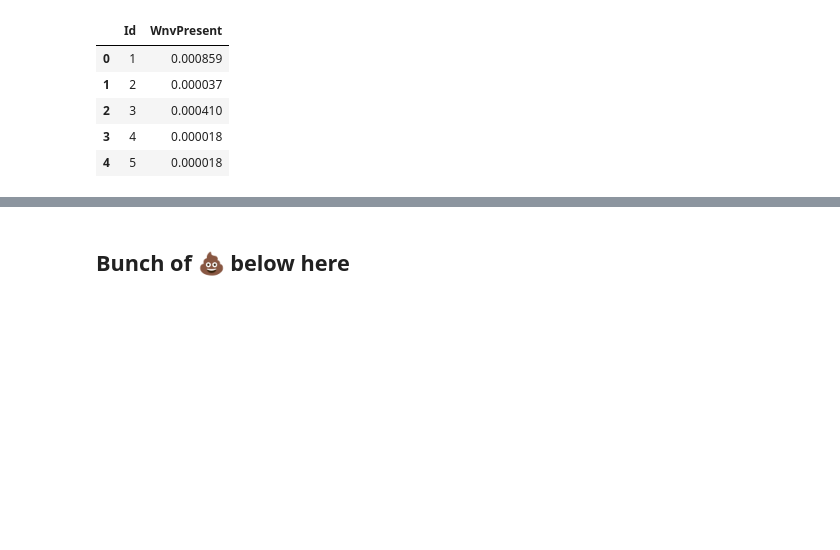
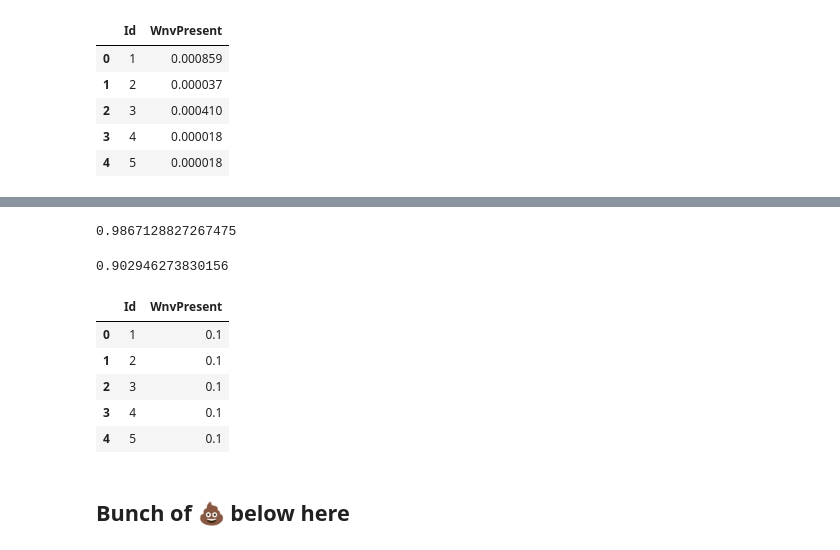
Before and after one commit to harryconnelly/westnilevirus, a Jupyter notebook: Code/martim-eda.ipynb, the cells around one changed output, grey strips where cells are left out. Saved outputs shown, nothing was run; the diff lists cells and outputs as text; code cells hidden in the pictures; blank space fills up the shorter version.

```diff
--- a/Code/martim-eda.ipynb
+++ b/Code/martim-eda.ipynb
@@ -673,0 +711,2 @@ predictions.to_csv('./../submissions/submission01-martim.csv', index=False)
+# %%
+gbc.fit(X_train_dates, y_train)
@@ -673,0 +739,4 @@ predictions.to_csv('./../submissions/submission01-martim.csv', index=False)
+# %%
+rfc = RandomForestClassifier(random_state=437708)
+# %%
+rfc.fit(X_train_dates, y_train)
@@ -673,0 +751,23 @@ predictions.to_csv('./../submissions/submission01-martim.csv', index=False)
+# %%
+rfc.score(X_train_dates, y_train)
+# %% [output]
+0.9867128827267475
+# %%
+rfc.score(X_test_dates, y_test)
+# %% [output]
+0.902946273830156
+# %%
+rfc_predictions = pd.DataFrame(rfc.predict_proba(test_weather_dates)[:,1],
+                               index=test_weather_dates.index,
+                               columns=['WnvPresent'])
+# %%
+rfc_predictions['Id'] = test['Id']
+rfc_predictions = rfc_predictions[['Id', 'WnvPresent']]
+rfc_predictions.head()
+# %% [output]
+|  | Id | WnvPresent |
+| 0 | 1 | 0.1 |
+| 1 | 2 | 0.1 |
+| 2 | 3 | 0.1 |
+| 3 | 4 | 0.1 |
+| 4 | 5 | 0.1 |
```
Also changed, not shown: parts of 27 cells of this notebook.
